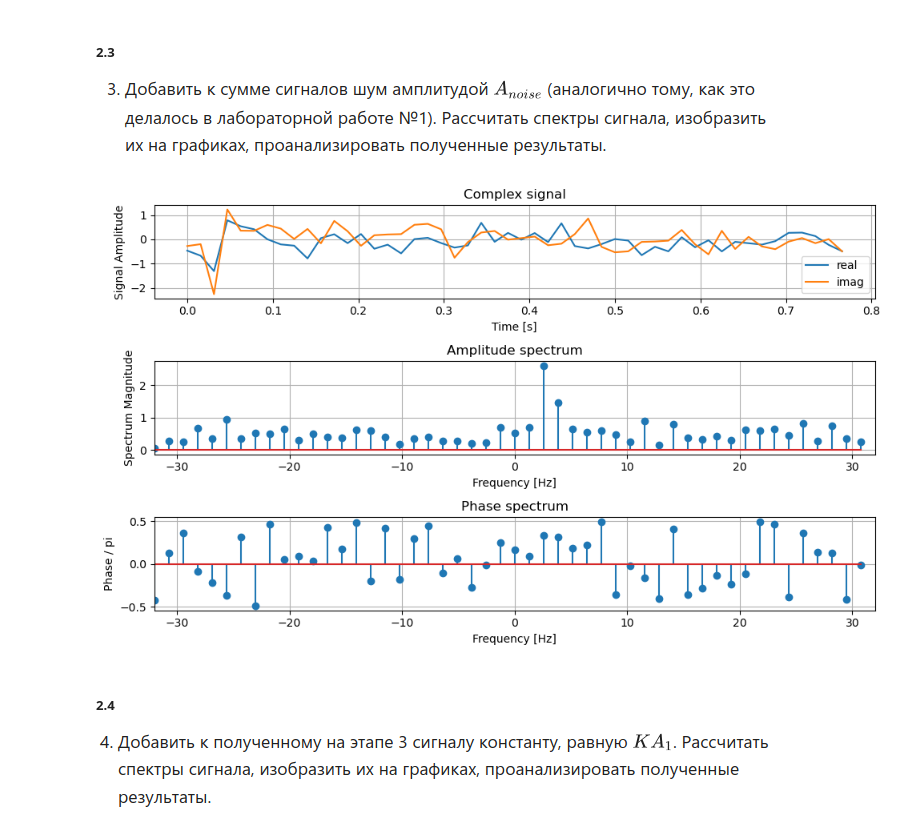
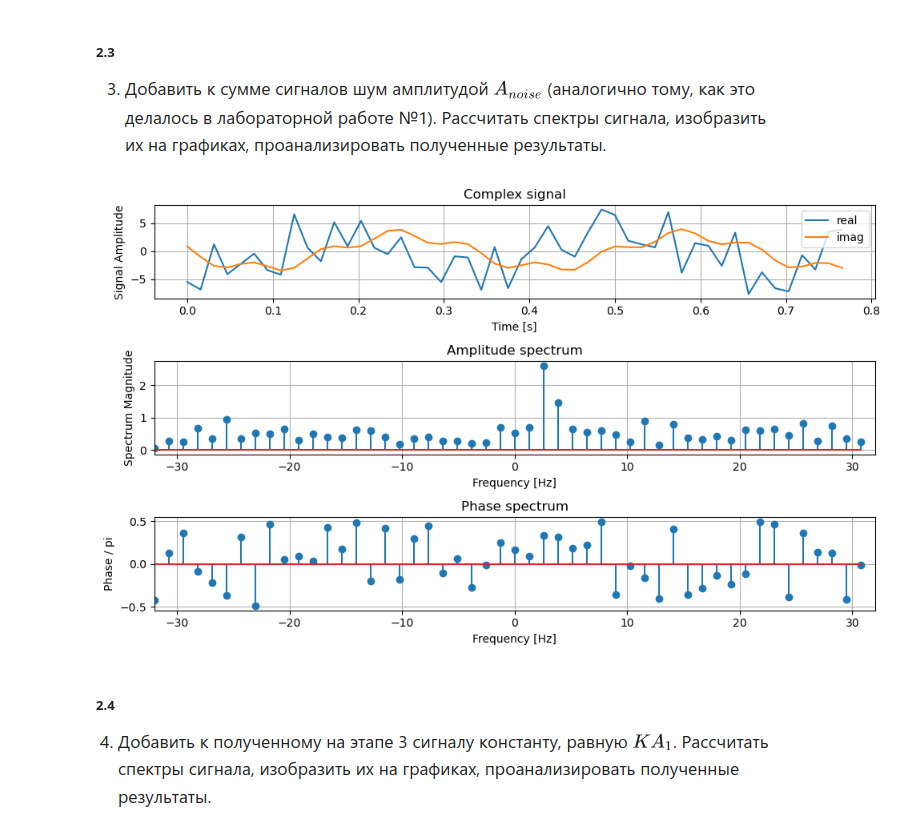
Before and after one commit to Jrvvv/dsp-miet, a Jupyter notebook: P02/PL02.ipynb, the cells around one changed output. Cells and saved outputs as stored; diff of their text form; code cells hidden in the pictures.

```diff
--- a/P02/PL02.ipynb
+++ b/P02/PL02.ipynb
@@ -252,36 +255,39 @@ P_imm = np.arctan(np.imag(NOISE_imm) / (np.real(NOISE_imm)+1e-6));
 
 # Отображение группами (subplot)
 fig, axes = plt.subplots(nrows=3, ncols=1, figsize=(10, 6))
 
 x = NOISE_imm
 A = A_imm
 P = P_imm
 
 Title = 'Complex signal'
-axes[0].plot(t, np.real(x), label='real')
-axes[0].plot(t, np.imag(x), label='imag')
+axes[0].plot(t, np.real(noise_imm), label='real')
+axes[0].plot(t, np.imag(noise_imm), label='imag')
+# ?? maybe this version ??
+# axes[0].plot(t, np.real(x), label='real')
+# axes[0].plot(t, np.imag(x), label='imag')
 axes[0].grid(True)
 axes[0].set_xlabel('Time [s]')
 axes[0].set_ylabel('Signal Amplitude')
 axes[0].legend()
 axes[0].title.set_text(Title)
 axes[1].stem(f, A)
 axes[1].grid(True)
 axes[1].set_xlabel('Frequency [Hz]')
 axes[1].set_ylabel('Spectrum Magnitude')
 axes[1].set_xlim(-fs/2, fs/2)
 axes[1].title.set_text('Amplitude spectrum')
 axes[2].stem(f, P / np.pi)
 axes[2].grid(True)
 axes[2].set_xlabel('Frequency [Hz]')
 axes[2].set_ylabel('Phase / pi')
 axes[2].set_xlim(-fs/2, fs/2)
 axes[2].title.set_text('Phase spectrum')
 
 fig.tight_layout()
 plt.show()
 # %% [output]
-[figure, old version]
+[figure, new version]
 # %% [markdown]
 ##### 2.4
 ![image.png](attachment:image.png)
```
Also changed, not shown: parts of 12 cells of this notebook.
